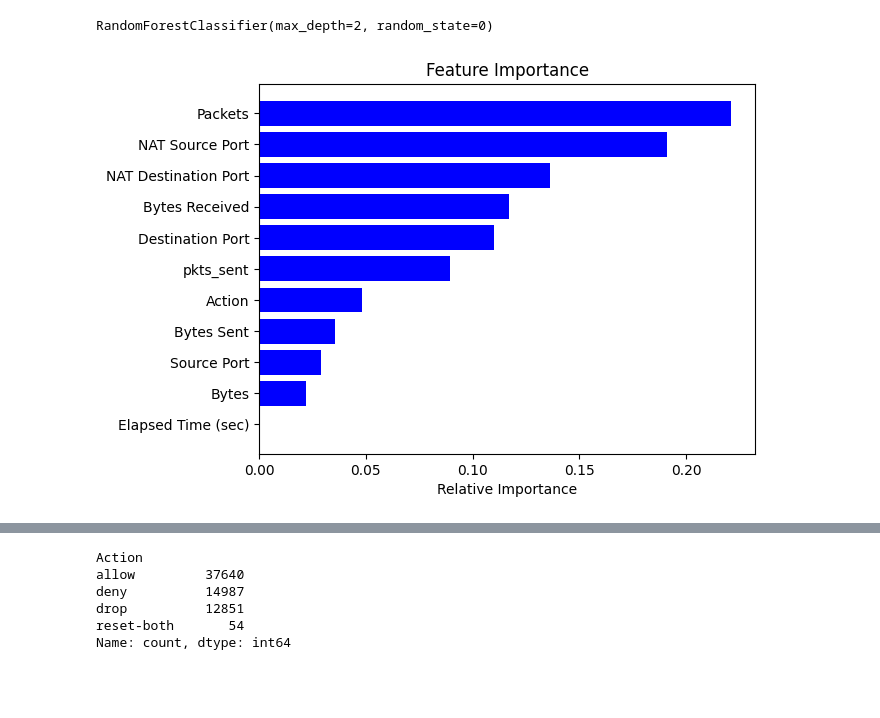
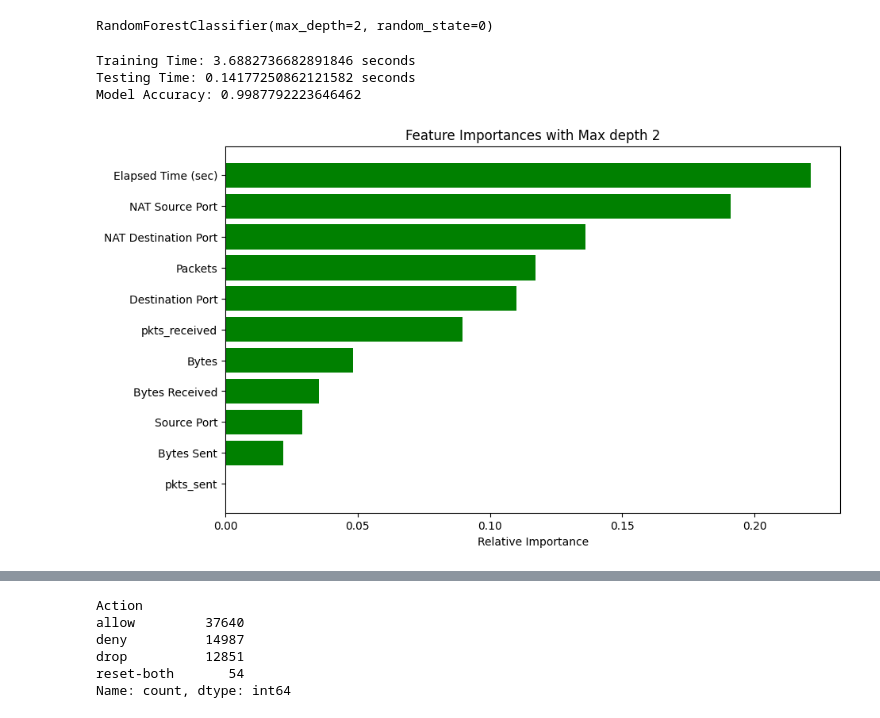
Before and after one commit to mual2100/Bachelor-s-graduation-project, a Jupyter notebook: notebook-shap.ipynb, the cells around one changed output, grey strips where cells are left out. Drawn from its saved outputs; the diff is of its cells as text; code cells hidden in the pictures; blank space fills up the shorter version.

```diff
--- a/notebook-shap.ipynb
+++ b/notebook-shap.ipynb
@@ -80,15 +78,56 @@ cls = RandomForestClassifier(max_depth=2, random_state=0)
 cls.fit(X_train, y_train)
 # %% [output]
 RandomForestClassifier(max_depth=2, random_state=0)
+# %%
+import time
+from sklearn.ensemble import RandomForestClassifier
+from sklearn.model_selection import train_test_split
+from sklearn.metrics import accuracy_score
+
+# Split the data
+X_train, X_test, y_train, y_test = train_test_split(X, y, random_state=0)
+
+# Initialize the classifier
+cls = RandomForestClassifier(max_depth=8, random_state=0)
+
+# Measure training time
+start_time = time.time()
+cls.fit(X_train, y_train)
+training_time = time.time() - start_time
+print(f"Training Time: {training_time} seconds")
+
+# Measure testing time
+start_time = time.time()
+predictions = cls.predict(X_test)
+testing_time = time.time() - start_time
+print(f"Testing Time: {testing_time} seconds")
+
+# Optionally, evaluate the model
+accuracy = accuracy_score(y_test, predictions)
+print(f"Model Accuracy: {accuracy}")
+# %% [output]
+Training Time: 3.6882736682891846 seconds
+Testing Time: 0.14177250862121582 seconds
+Model Accuracy: 0.9987792223646462
 # %%
+import numpy as np
+import matplotlib.pyplot as plt
+
+# Ensure the feature importances are computed correctly
 importances = cls.feature_importances_
+
+# Get the indices that would sort the feature importances
 indices = np.argsort(importances)
-features = df.columns
-plt.title('Feature Importance')
-plt.barh(range(len(indices)), importances[indices], color='b', align='center')
 
-plt.yticks(range(len(indices)),[features[i] for i in indices])
+# Ensure the feature names are correctly extracted from the DataFrame
+features = X.columns if isinstance(X, pd.DataFrame) else np.arange(X.shape[1])
+
+# Plot the feature importances
+plt.figure(figsize=(10, 6))
+plt.title('Feature Importances with Max depth 2')
+plt.barh(range(len(indices)), importances[indices], color='g', align='center')
+plt.yticks(range(len(indices)), [features[i] for i in indices])
 plt.xlabel('Relative Importance')
 plt.show()
 # %% [output]
-[figure, old version]
+[figure, new version]
```
Also changed, not shown: parts of 25 cells of this notebook.
